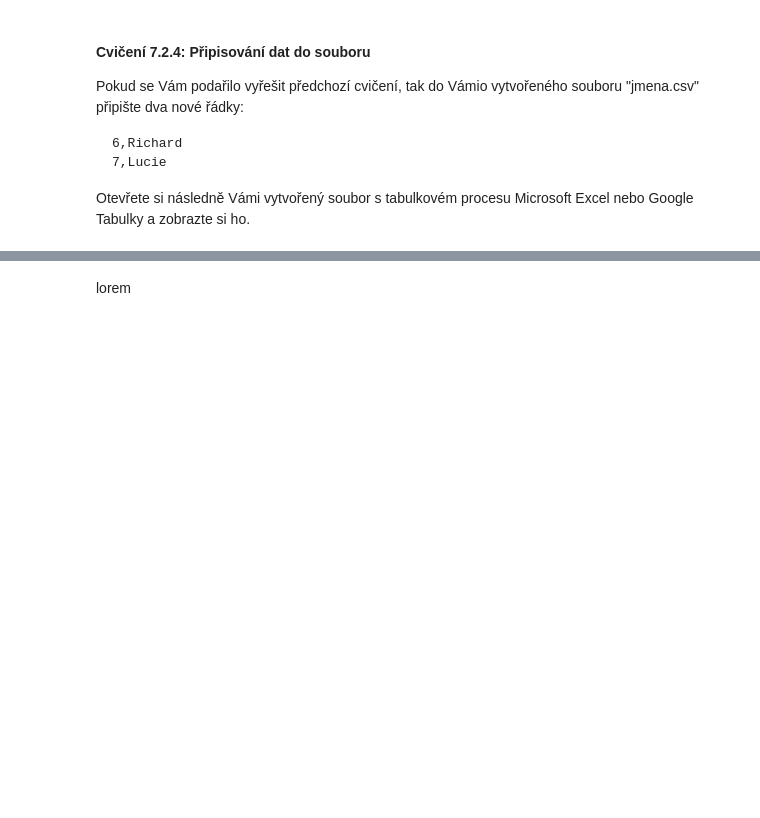
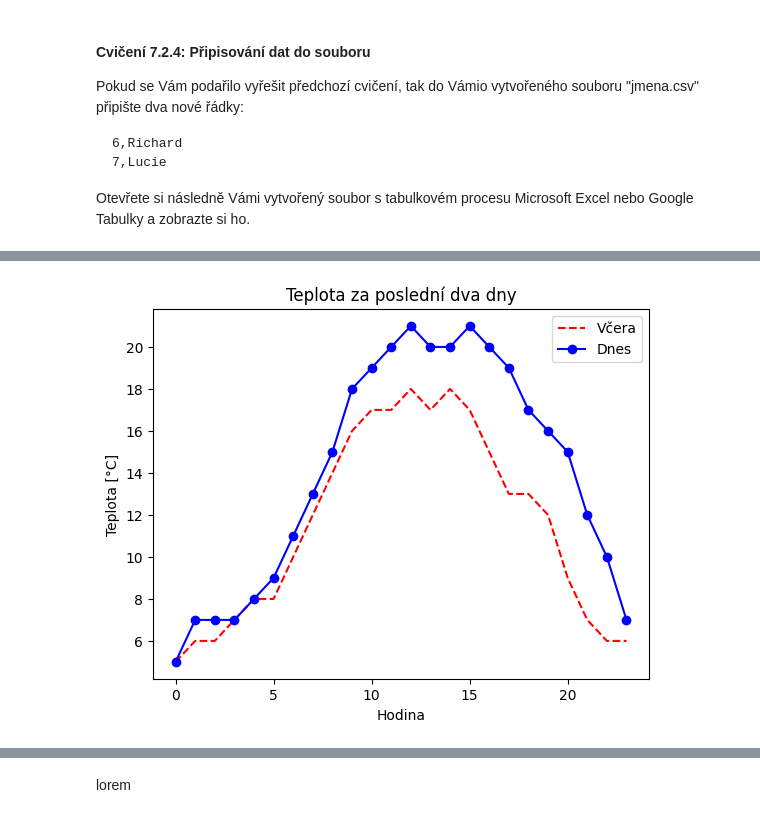
Before and after one commit to pavelberanek91/PPSS, a Jupyter notebook: lekce7.ipynb, the cells around one changed output, grey strips where cells are left out. Cells and saved outputs as stored; diff of their text form; code cells hidden in the pictures; blank space fills up the shorter version.

```diff
--- a/lekce7.ipynb
+++ b/lekce7.ipynb
@@ -242,0 +272,28 @@ lorem
+# %%
+import matplotlib.pyplot as plt #import knihovny pro vykreslování grafů pod aliasem plt
+
+teplota_vcera = []
+teplota_dnes = []
+casy = []
+
+with open("data.txt", "r") as soubor:
+    text = soubor.read()
+
+#prikaz enumerate vraci dve hodnoty - cislo radku a obsah radku
+for iradek, radek in enumerate(text.split("\n")):
+    if iradek == 0: #prvni radek chceme preskocit, jelikoz obsahuje nadpisy a ne data
+        continue
+    cas, teplota1, teplot2 = radek.split(",") #na radku jsou tri hodnoty oddelene carkou
+    casy.append(int(cas))
+    teplota_vcera.append(int(teplota1))
+    teplota_dnes.append(int(teplot2))
+
+plt.title("Teplota za poslední dva dny") #nadpis grafu
+plt.xlabel("Hodina") #popisek osy x
+plt.ylabel("Teplota [°C]") #popisek osy y
+plt.plot(casy, teplota_vcera, "r--", label="Včera") #vykresleni grafu
+plt.plot(casy, teplota_dnes, "bo-", label="Dnes") #vykresleni grafu
+plt.legend() #zobrazeni legendy
+plt.show() #zobrazeni grafu
+# %% [output]
+[figure, added]
```
Also changed, not shown: parts of 6 cells of this notebook, 2 other files.
